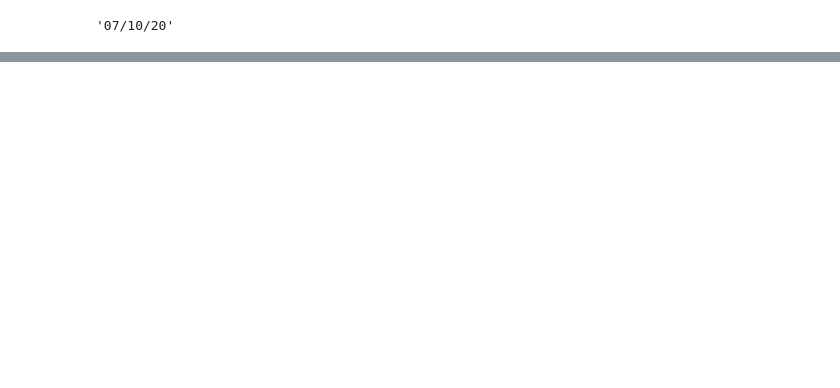
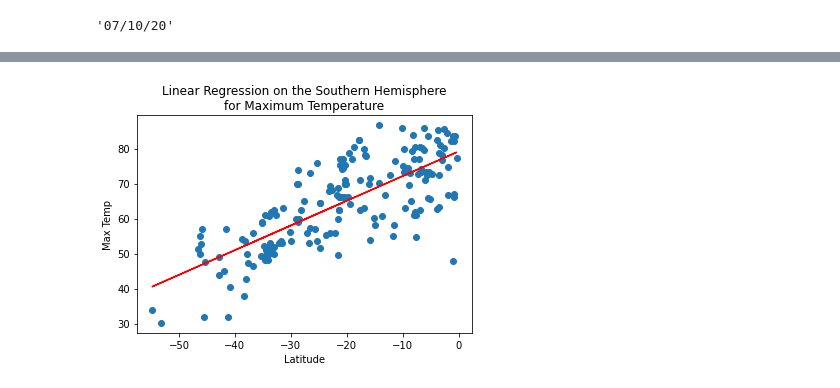
Before and after one commit to Snicho1945/World_Weather_Analysis, a Jupyter notebook: WeatherPy.ipynb, the cells around one changed output, grey strips where cells are left out. Drawn from its saved outputs; the diff is of its cells as text; code cells hidden in the pictures; blank space fills up the shorter version.

```diff
--- a/WeatherPy.ipynb
+++ b/WeatherPy.ipynb
@@ -296,0 +304,9 @@ Name: 13, dtype: object
+# %%
+# Linear regression on the Northern Hemisphere
+x_values = southern_hemi_df["Lat"]
+y_values = southern_hemi_df["Max Temp"]
+# Call the function.
+plot_linear_regression(x_values=x_values, y_values=y_values, title='Linear Regression on the Southern Hemisphere\n'
+'for Maximum Temperature', y_label='Max Temp', text_coordinates=(-50,90))
+# %% [output]
+[figure, added]
```
Also changed, not shown: parts of 21 cells of this notebook.
